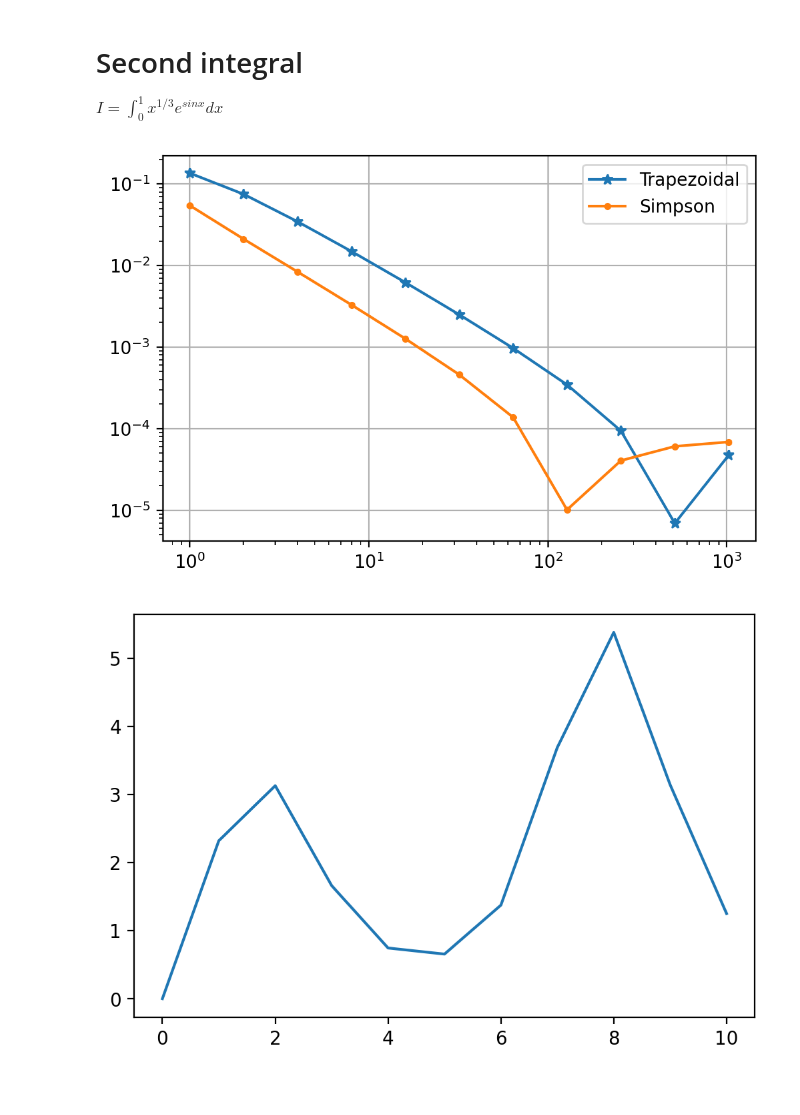
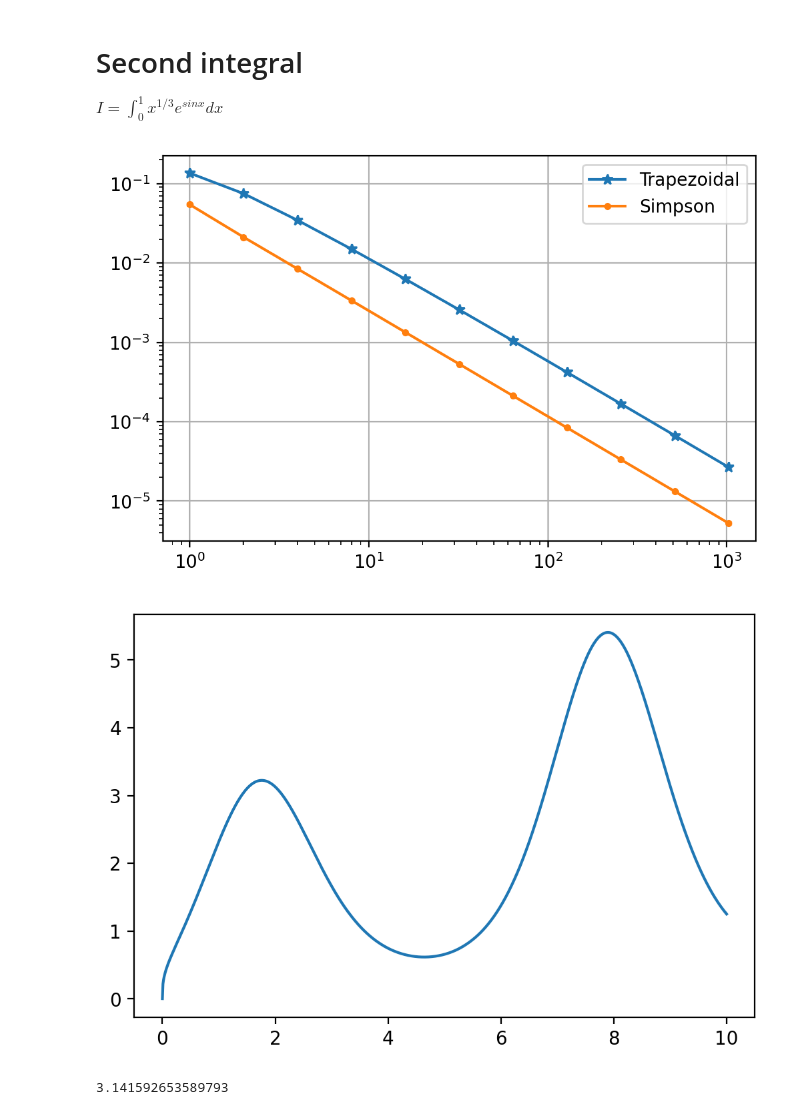
Before and after one commit to dckokis/OVF, a Jupyter notebook: task3/task3.ipynb, the cells around one changed output. Cells and saved outputs as stored; diff of their text form; code cells hidden in the pictures.

```diff
--- a/task3/task3.ipynb
+++ b/task3/task3.ipynb
@@ -54,25 +56,32 @@ plt.show()
 # Second integral
 $I = \int_{0}^{1}x^{1/3}e^{sinx}dx$
 # %%
-exact_root = [1.2958] * N.size
+exact_root = [1.295874008731708] * N.size
 f2 = lambda x: np.power(x, 1 / 3) * np.exp(np.sin(x))
 history = {trapezoidal_method: [], simpson_method: []}
 for n in N:
 	trapezoidal_root = integrate(f2, 0, 1, trapezoidal_method, n)
 	simpson_root = integrate(f2, 0, 1, simpson_method, n)
 	history[trapezoidal_method].append(trapezoidal_root)
 	history[simpson_method].append(simpson_root)
 # plt.plot(N, exact_root, label='Exact root')
 plt.plot(N, np.abs(np.array(exact_root) - np.array(history[trapezoidal_method])), label='Trapezoidal', marker='*')
 plt.plot(N, np.abs(np.array(exact_root) - np.array(history[simpson_method])), label='Simpson', marker='.')
 plt.xticks(N)
 plt.yscale('log')
 plt.xscale('log')
 plt.grid()
 plt.legend()
 plt.show()
-plt.plot(np.array([(x ** (1/3)) * np.exp(np.sin(x)) for x in range(N.size)]))
-plt.show()
 # %% [output]
-[figure, old version]
+[figure, new version]
-[figure, removed]
+# %%
+X = np.linspace(0, 10, num=1000)
+plt.plot(X, np.array([(x ** (1 / 3)) * np.exp(np.sin(x)) for x in X]))
+plt.show()
+# %% [output]
+[figure, added]
+# %%
+math.pi
+# %% [output]
+3.141592653589793
```
Also changed, not shown: parts of 1 cell of this notebook, 3 other files.
